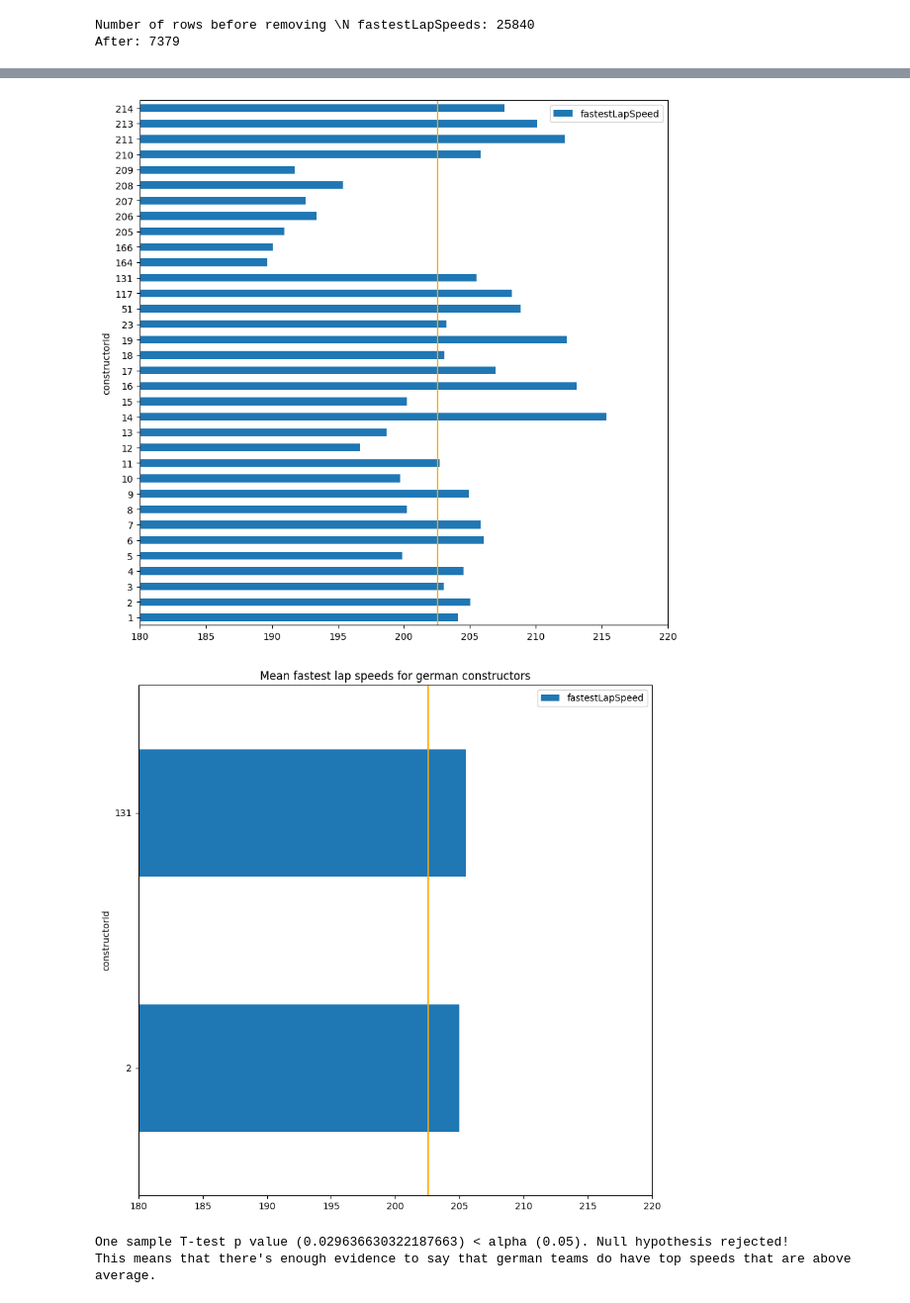
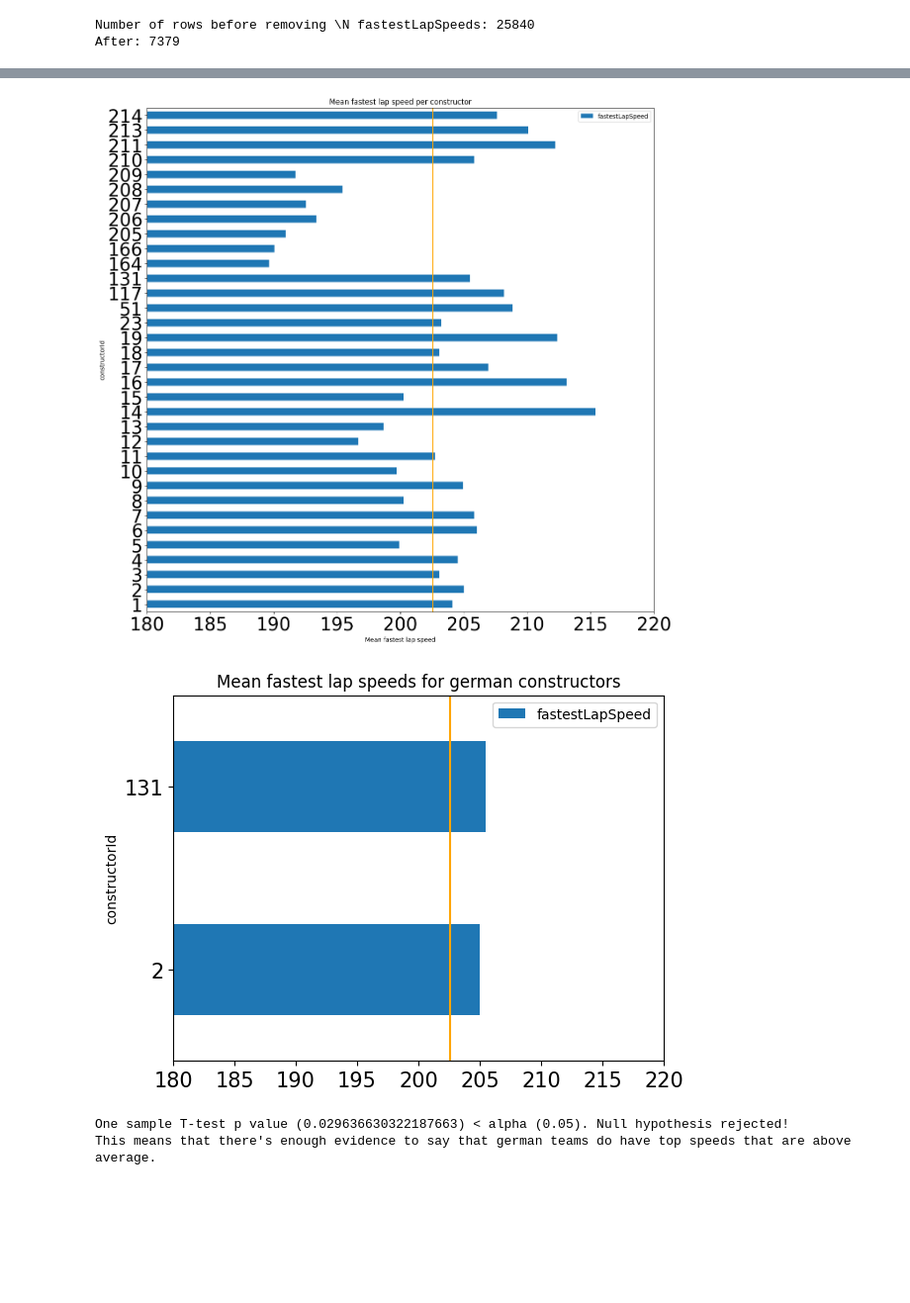
Before and after one commit to MohamedElhadidy0019/Formula_One_Data_Analysis, a Jupyter notebook: german_teams_top_speed.ipynb, the cells around one changed output, grey strips where cells are left out. Shown: that part at 99% size. Saved outputs shown, nothing was run; the diff lists cells and outputs as text; code cells hidden in the pictures; blank space fills up the shorter version.

```diff
--- a/german_teams_top_speed.ipynb
+++ b/german_teams_top_speed.ipynb
@@ -48,21 +49,23 @@ display(df)
 | 32 | 213 | 210.079330 |
 | 33 | 214 | 207.632988 |
 # %%
-df.plot(kind='barh', y='fastestLapSpeed', x='constructorId', figsize=(10,10), xlim=(180, 220))
+df.plot(kind='barh', y='fastestLapSpeed', x='constructorId', xlim=(180, 220), fontsize=30, figsize=(15,15))
 plt.vlines(mean_fastest_lap_speed, -1, 300, colors='orange')
+plt.title("Mean fastest lap speed per constructor")
+plt.xlabel("Mean fastest lap speed")
 plt.show()
 
 # Mercedes (131) indeed is above average!
 # %% [output]
-[figure, old version]
+[figure, new version]
 # %%
 german_team_data = df[df['constructorId'].isin(german_constructor_ids)]
 
-german_team_data.plot(kind='barh', y='fastestLapSpeed', x='constructorId', figsize=(10,10), xlim=(180, 220), title='Mean fastest lap speeds for german constructors')
+german_team_data.plot(kind='barh', y='fastestLapSpeed', x='constructorId', xlim=(180, 220), title='Mean fastest lap speeds for german constructors', fontsize=15)
 plt.vlines(mean_fastest_lap_speed, -1, 300, colors=['orange'])
 plt.show()
 # %% [output]
-[figure, old version]
+[figure, new version]
 # %%
 import scipy
 
```
Also changed, not shown: parts of 1 cell of this notebook, 2 other files.
